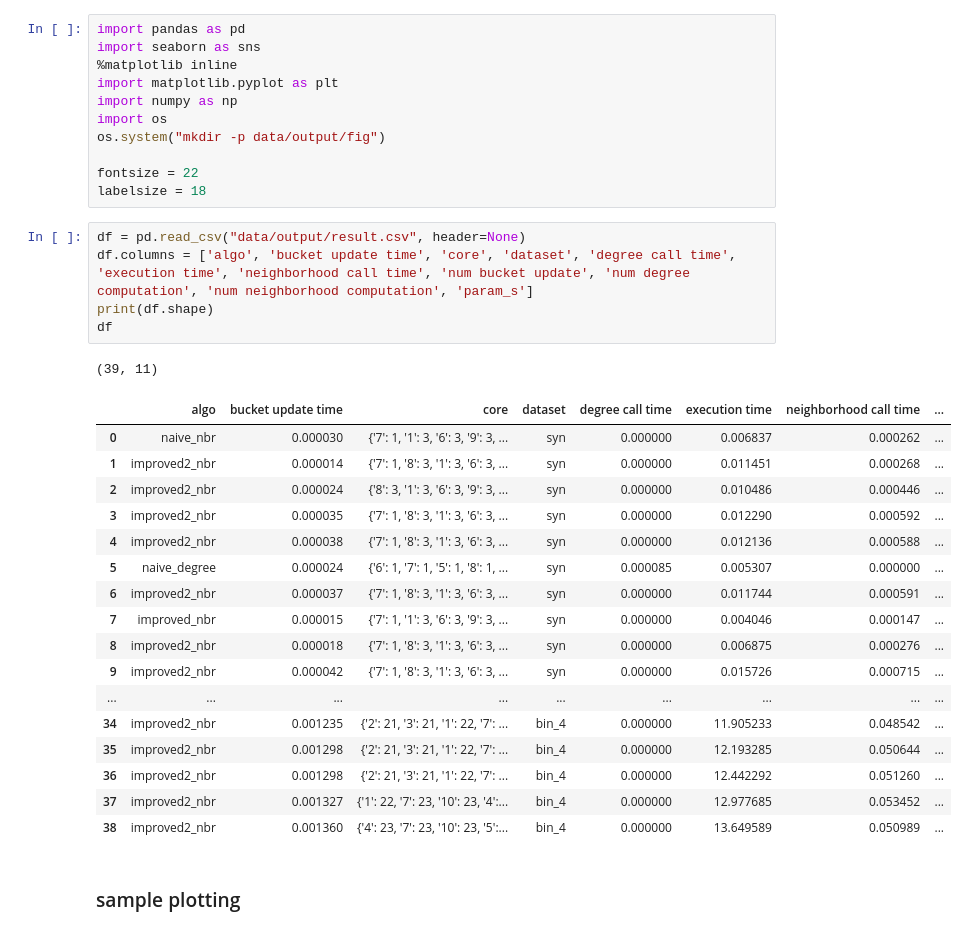
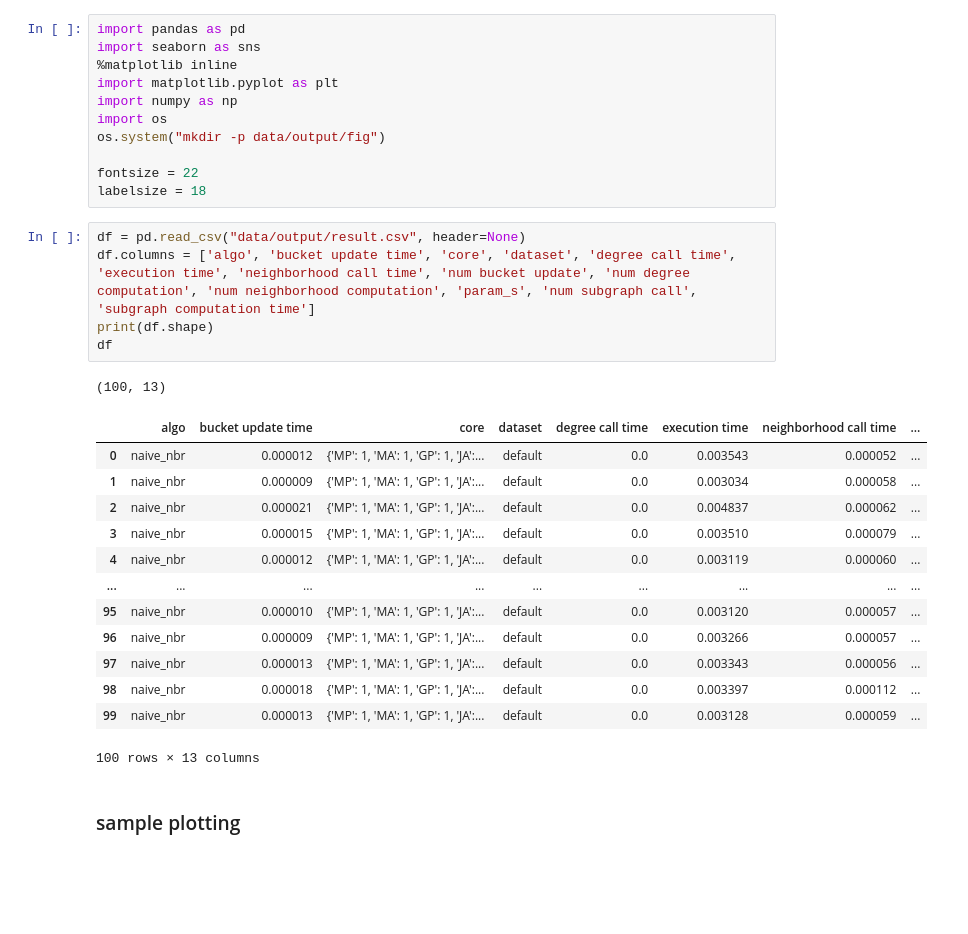
Before and after one commit to bishwamittra/scripts_hg-core-decomposition, a Jupyter notebook: read_output.ipynb, the cells around one changed output. Saved outputs shown, nothing was run; the diff lists cells and outputs as text; blank space fills up the shorter version.

```diff
--- a/read_output.ipynb
+++ b/read_output.ipynb
@@ -11,28 +11,24 @@ fontsize = 22
 labelsize = 18
 # %%
 df = pd.read_csv("data/output/result.csv", header=None)
-df.columns = ['algo', 'bucket update time', 'core', 'dataset', 'degree call time', 'execution time', 'neighborhood call time', 'num bucket update', 'num degree computation', 'num neighborhood computation', 'param_s']
+df.columns = ['algo', 'bucket update time', 'core', 'dataset', 'degree call time', 'execution time', 'neighborhood call time', 'num bucket update', 'num degree computation', 'num neighborhood computation', 'param_s', 'num subgraph call', 'subgraph computation time']
 print(df.shape)
 df
 # %% [output]
-(39, 11)
+(100, 13)
 |  | algo | bucket update time | core | dataset | degree call time | execution time | neighborhood call time | ... |
-| 0 | naive_nbr | 0.000030 | {'7': 1, '1': 3, '6': 3, '9': 3, ... | syn | 0.000000 | 0.006837 | 0.000262 | ... |
-| 1 | improved2_nbr | 0.000014 | {'7': 1, '8': 3, '1': 3, '6': 3, ... | syn | 0.000000 | 0.011451 | 0.000268 | ... |
-| 2 | improved2_nbr | 0.000024 | {'8': 3, '1': 3, '6': 3, '9': 3, ... | syn | 0.000000 | 0.010486 | 0.000446 | ... |
-| 3 | improved2_nbr | 0.000035 | {'7': 1, '8': 3, '1': 3, '6': 3, ... | syn | 0.000000 | 0.012290 | 0.000592 | ... |
-| 4 | improved2_nbr | 0.000038 | {'7': 1, '8': 3, '1': 3, '6': 3, ... | syn | 0.000000 | 0.012136 | 0.000588 | ... |
-| 5 | naive_degree | 0.000024 | {'6': 1, '7': 1, '5': 1, '8': 1, ... | syn | 0.000085 | 0.005307 | 0.000000 | ... |
-| 6 | improved2_nbr | 0.000037 | {'7': 1, '8': 3, '1': 3, '6': 3, ... | syn | 0.000000 | 0.011744 | 0.000591 | ... |
-| 7 | improved_nbr | 0.000015 | {'7': 1, '1': 3, '6': 3, '9': 3, ... | syn | 0.000000 | 0.004046 | 0.000147 | ... |
-| 8 | improved2_nbr | 0.000018 | {'7': 1, '8': 3, '1': 3, '6': 3, ... | syn | 0.000000 | 0.006875 | 0.000276 | ... |
-| 9 | improved2_nbr | 0.000042 | {'7': 1, '8': 3, '1': 3, '6': 3, ... | syn | 0.000000 | 0.015726 | 0.000715 | ... |
+| 0 | naive_nbr | 0.000012 | {'MP': 1, 'MA': 1, 'GP': 1, 'JA':... | default | 0.0 | 0.003543 | 0.000052 | ... |
+| 1 | naive_nbr | 0.000009 | {'MP': 1, 'MA': 1, 'GP': 1, 'JA':... | default | 0.0 | 0.003034 | 0.000058 | ... |
+| 2 | naive_nbr | 0.000021 | {'MP': 1, 'MA': 1, 'GP': 1, 'JA':... | default | 0.0 | 0.004837 | 0.000062 | ... |
+| 3 | naive_nbr | 0.000015 | {'MP': 1, 'MA': 1, 'GP': 1, 'JA':... | default | 0.0 | 0.003510 | 0.000079 | ... |
+| 4 | naive_nbr | 0.000012 | {'MP': 1, 'MA': 1, 'GP': 1, 'JA':... | default | 0.0 | 0.003119 | 0.000060 | ... |
 | ... | ... | ... | ... | ... | ... | ... | ... | ... |
-| 34 | improved2_nbr | 0.001235 | {'2': 21, '3': 21, '1': 22, '7': ... | bin_4 | 0.000000 | 11.905233 | 0.048542 | ... |
-| 35 | improved2_nbr | 0.001298 | {'2': 21, '3': 21, '1': 22, '7': ... | bin_4 | 0.000000 | 12.193285 | 0.050644 | ... |
-| 36 | improved2_nbr | 0.001298 | {'2': 21, '3': 21, '1': 22, '7': ... | bin_4 | 0.000000 | 12.442292 | 0.051260 | ... |
-| 37 | improved2_nbr | 0.001327 | {'1': 22, '7': 23, '10': 23, '4':... | bin_4 | 0.000000 | 12.977685 | 0.053452 | ... |
-| 38 | improved2_nbr | 0.001360 | {'4': 23, '7': 23, '10': 23, '5':... | bin_4 | 0.000000 | 13.649589 | 0.050989 | ... |
+| 95 | naive_nbr | 0.000010 | {'MP': 1, 'MA': 1, 'GP': 1, 'JA':... | default | 0.0 | 0.003120 | 0.000057 | ... |
+| 96 | naive_nbr | 0.000009 | {'MP': 1, 'MA': 1, 'GP': 1, 'JA':... | default | 0.0 | 0.003266 | 0.000057 | ... |
+| 97 | naive_nbr | 0.000013 | {'MP': 1, 'MA': 1, 'GP': 1, 'JA':... | default | 0.0 | 0.003343 | 0.000056 | ... |
+| 98 | naive_nbr | 0.000018 | {'MP': 1, 'MA': 1, 'GP': 1, 'JA':... | default | 0.0 | 0.003397 | 0.000112 | ... |
+| 99 | naive_nbr | 0.000013 | {'MP': 1, 'MA': 1, 'GP': 1, 'JA':... | default | 0.0 | 0.003128 | 0.000059 | ... |
+100 rows × 13 columns
 # %% [markdown]
 ### sample plotting
 # %%
```
Also changed, not shown: parts of 5 cells of this notebook, 8 other files.
